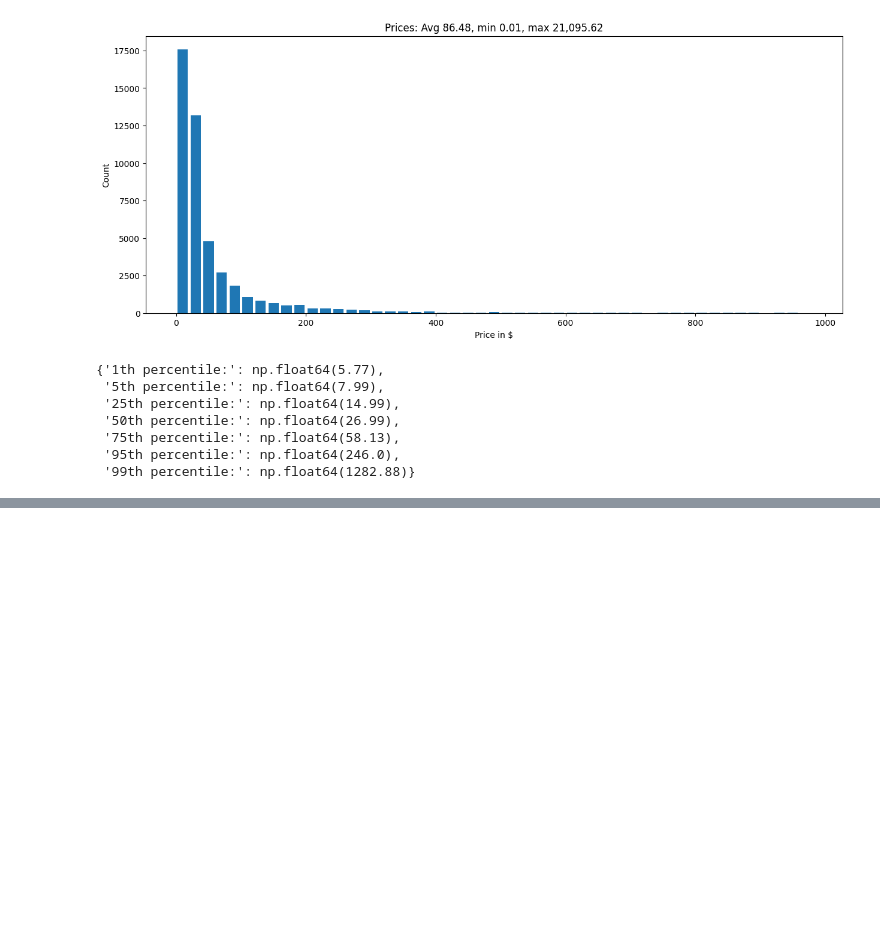
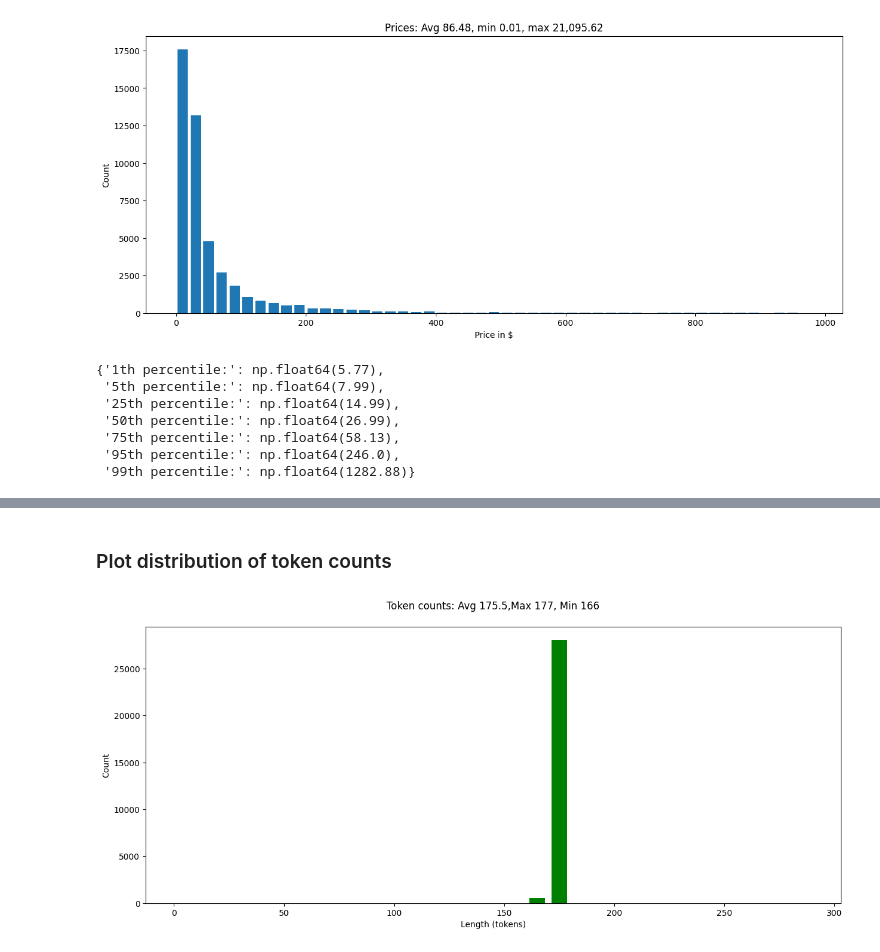
Before and after one commit to datta-abhi/fine-tuning-llm, a Jupyter notebook: data-curation.ipynb, the cells around one changed output, grey strips where cells are left out. Drawn from its saved outputs; the diff is of its cells as text; code cells hidden in the pictures; blank space fills up the shorter version.

Commit message:
usaing item class to create and view our dataset

```diff
--- a/data-curation.ipynb
+++ b/data-curation.ipynb
@@ -159,0 +161,13 @@ percentile_values = np.percentile(prices,percentiles)
+# %%
+items = []
+for d in dataset:
+    try:
+        price = float(d['price'])
+        title = d['title']
+        if price>0 and title not in null_list and price<=1000:
+            item = Item(d,price)
+            if item.include:
+                items.append(item)
+    except:
+        continue
+print(f"There are {len(items):,} items")
@@ -159,0 +200,12 @@ percentile_values = np.percentile(prices,percentiles)
+# %% [markdown]
+### Plot distribution of token counts
+# %%
+tokens = [item.token_count for item in items]
+plt.figure(figsize=(15, 6))
+plt.title(f"Token counts: Avg {sum(tokens)/len(tokens):,.1f},Max {max(tokens)}, Min {min(tokens)}\n")
+plt.xlabel('Length (tokens)')
+plt.ylabel('Count')
+plt.hist(tokens, rwidth=0.7, color="green", bins=range(0, 300, 10))
+plt.show()
+# %% [output]
+[figure, added]
```
Also changed, not shown: parts of 10 cells of this notebook.
